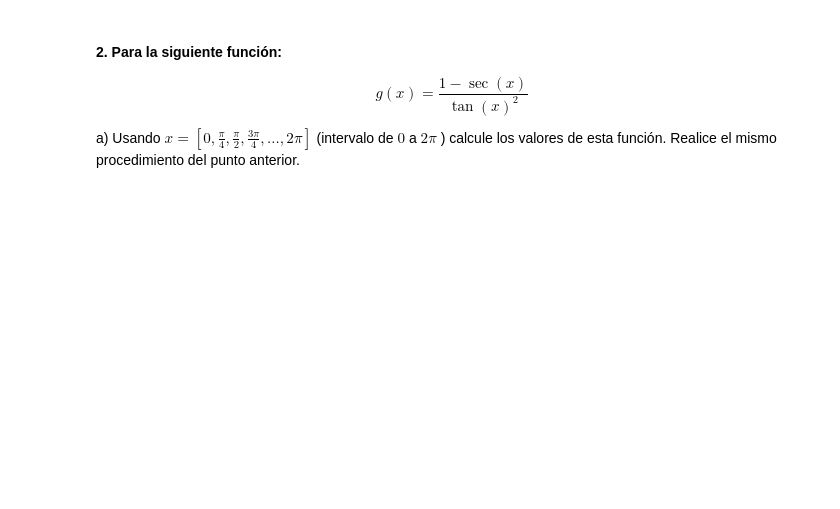
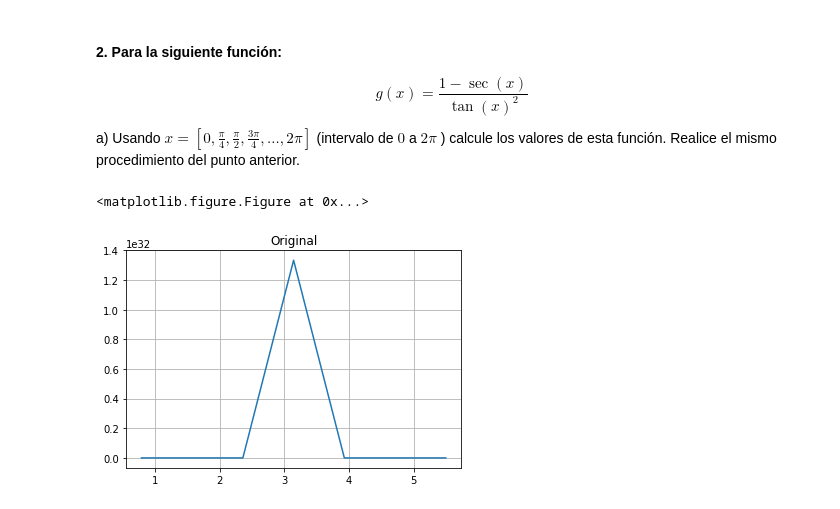
Before and after one commit to mijara/notebooks, a Jupyter notebook: tarea2/Tarea_2_CC1_2017.ipynb, the cells around one changed output. Drawn from its saved outputs; the diff is of its cells as text; code cells hidden in the pictures; blank space fills up the shorter version.

```diff
--- a/tarea2/Tarea_2_CC1_2017.ipynb
+++ b/tarea2/Tarea_2_CC1_2017.ipynb
@@ -287,3 +310,23 @@ d) Analice la diferencia entre los resultados de la función $f(x)$ con la funci
 $$g(x) = \frac{1 - \sec(x)}{\tan(x)^2} $$
 
 a) Usando $x = [0,\frac{\pi}{4} ,\frac{\pi}{2}, \frac{3\pi}{4} , ... , 2\pi ]$ (intervalo de $0$ a $2\pi$ ) calcule los valores de esta función. Realice el mismo procedimiento del punto anterior.
+# %%
+def g(x):
+    #1 / (np.cos(x) + 1) - 1
+    return (1 - 1 / np.cos(x))/(np.tan(x)**2)
+
+g = np.vectorize(g)
+
+xs = np.arange(0, 2 * np.pi, np.pi/4)
+plt.figure(figsize=(14, 4))
+
+ys = g(xs)
+
+plt.figure()
+plt.title("Original")
+plt.grid(True)
+plt.plot(xs, ys)
+plt.show()
+# %% [output]
+<matplotlib.figure.Figure at 0x...>
+[figure, added]
```
Also changed, not shown: parts of 5 cells of this notebook.
